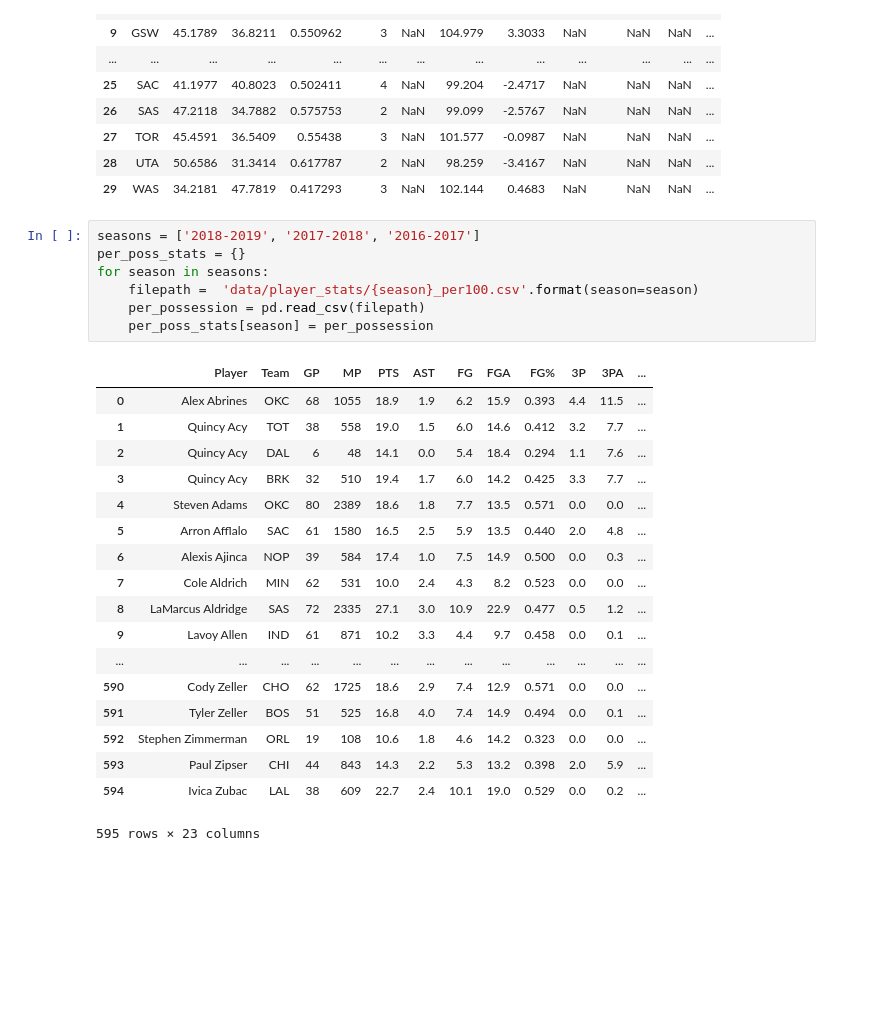
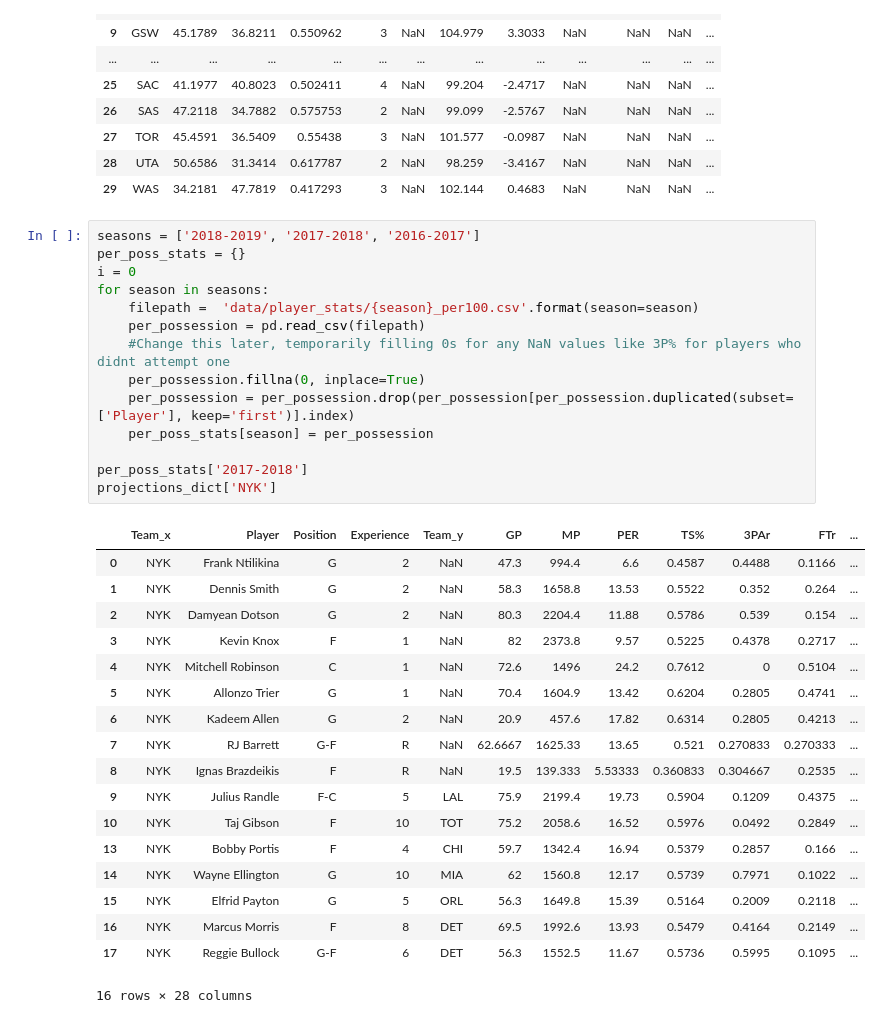
Before and after one commit to kmaune/nba-champion-predictor, a Jupyter notebook: nba analysis.ipynb, the cells around one changed output. Cells and saved outputs as stored; diff of their text form; blank space fills up the shorter version.

Commit message:
Finished projections and predictions made!

```diff
--- a/nba analysis.ipynb
+++ b/nba analysis.ipynb
@@ -1394,26 +1394,33 @@ team_projections
 # %%
 seasons = ['2018-2019', '2017-2018', '2016-2017']
 per_poss_stats = {}
+i = 0
 for season in seasons:
     filepath =  'data/player_stats/{season}_per100.csv'.format(season=season)
     per_possession = pd.read_csv(filepath)
+    #Change this later, temporarily filling 0s for any NaN values like 3P% for players who didnt attempt one
+    per_possession.fillna(0, inplace=True)
+    per_possession = per_possession.drop(per_possession[per_possession.duplicated(subset=['Player'], keep='first')].index)
     per_poss_stats[season] = per_possession
+
+per_poss_stats['2017-2018']
+projections_dict['NYK']
 # %% [output]
-|  | Player | Team | GP | MP | PTS | AST | FG | FGA | FG% | 3P | 3PA | ... |
-| 0 | Alex Abrines | OKC | 68 | 1055 | 18.9 | 1.9 | 6.2 | 15.9 | 0.393 | 4.4 | 11.5 | ... |
-| 1 | Quincy Acy | TOT | 38 | 558 | 19.0 | 1.5 | 6.0 | 14.6 | 0.412 | 3.2 | 7.7 | ... |
-| 2 | Quincy Acy | DAL | 6 | 48 | 14.1 | 0.0 | 5.4 | 18.4 | 0.294 | 1.1 | 7.6 | ... |
-| 3 | Quincy Acy | BRK | 32 | 510 | 19.4 | 1.7 | 6.0 | 14.2 | 0.425 | 3.3 | 7.7 | ... |
-| 4 | Steven Adams | OKC | 80 | 2389 | 18.6 | 1.8 | 7.7 | 13.5 | 0.571 | 0.0 | 0.0 | ... |
-| 5 | Arron Afflalo | SAC | 61 | 1580 | 16.5 | 2.5 | 5.9 | 13.5 | 0.440 | 2.0 | 4.8 | ... |
-| 6 | Alexis Ajinca | NOP | 39 | 584 | 17.4 | 1.0 | 7.5 | 14.9 | 0.500 | 0.0 | 0.3 | ... |
-| 7 | Cole Aldrich | MIN | 62 | 531 | 10.0 | 2.4 | 4.3 | 8.2 | 0.523 | 0.0 | 0.0 | ... |
-| 8 | LaMarcus Aldridge | SAS | 72 | 2335 | 27.1 | 3.0 | 10.9 | 22.9 | 0.477 | 0.5 | 1.2 | ... |
-| 9 | Lavoy Allen | IND | 61 | 871 | 10.2 | 3.3 | 4.4 | 9.7 | 0.458 | 0.0 | 0.1 | ... |
-| ... | ... | ... | ... | ... | ... | ... | ... | ... | ... | ... | ... | ... |
-| 590 | Cody Zeller | CHO | 62 | 1725 | 18.6 | 2.9 | 7.4 | 12.9 | 0.571 | 0.0 | 0.0 | ... |
-| 591 | Tyler Zeller | BOS | 51 | 525 | 16.8 | 4.0 | 7.4 | 14.9 | 0.494 | 0.0 | 0.1 | ... |
-| 592 | Stephen Zimmerman | ORL | 19 | 108 | 10.6 | 1.8 | 4.6 | 14.2 | 0.323 | 0.0 | 0.0 | ... |
-| 593 | Paul Zipser | CHI | 44 | 843 | 14.3 | 2.2 | 5.3 | 13.2 | 0.398 | 2.0 | 5.9 | ... |
-| 594 | Ivica Zubac | LAL | 38 | 609 | 22.7 | 2.4 | 10.1 | 19.0 | 0.529 | 0.0 | 0.2 | ... |
+|  | Team_x | Player | Position | Experience | Team_y | GP | MP | PER | TS% | 3PAr | FTr | ... |
+| 0 | NYK | Frank Ntilikina | G | 2 | NaN | 47.3 | 994.4 | 6.6 | 0.4587 | 0.4488 | 0.1166 | ... |
+| 1 | NYK | Dennis Smith | G | 2 | NaN | 58.3 | 1658.8 | 13.53 | 0.5522 | 0.352 | 0.264 | ... |
+| 2 | NYK | Damyean Dotson | G | 2 | NaN | 80.3 | 2204.4 | 11.88 | 0.5786 | 0.539 | 0.154 | ... |
+| 3 | NYK | Kevin Knox | F | 1 | NaN | 82 | 2373.8 | 9.57 | 0.5225 | 0.4378 | 0.2717 | ... |
+| 4 | NYK | Mitchell Robinson | C | 1 | NaN | 72.6 | 1496 | 24.2 | 0.7612 | 0 | 0.5104 | ... |
+| 5 | NYK | Allonzo Trier | G | 1 | NaN | 70.4 | 1604.9 | 13.42 | 0.6204 | 0.2805 | 0.4741 | ... |
+| 6 | NYK | Kadeem Allen | G | 2 | NaN | 20.9 | 457.6 | 17.82 | 0.6314 | 0.2805 | 0.4213 | ... |
+| 7 | NYK | RJ Barrett | G-F | R | NaN | 62.6667 | 1625.33 | 13.65 | 0.521 | 0.270833 | 0.270333 | ... |
+| 8 | NYK | Ignas Brazdeikis | F | R | NaN | 19.5 | 139.333 | 5.53333 | 0.360833 | 0.304667 | 0.2535 | ... |
+| 9 | NYK | Julius Randle | F-C | 5 | LAL | 75.9 | 2199.4 | 19.73 | 0.5904 | 0.1209 | 0.4375 | ... |
+| 10 | NYK | Taj Gibson | F | 10 | TOT | 75.2 | 2058.6 | 16.52 | 0.5976 | 0.0492 | 0.2849 | ... |
+| 13 | NYK | Bobby Portis | F | 4 | CHI | 59.7 | 1342.4 | 16.94 | 0.5379 | 0.2857 | 0.166 | ... |
+| 14 | NYK | Wayne Ellington | G | 10 | MIA | 62 | 1560.8 | 12.17 | 0.5739 | 0.7971 | 0.1022 | ... |
+| 15 | NYK | Elfrid Payton | G | 5 | ORL | 56.3 | 1649.8 | 15.39 | 0.5164 | 0.2009 | 0.2118 | ... |
+| 16 | NYK | Marcus Morris | F | 8 | DET | 69.5 | 1992.6 | 13.93 | 0.5479 | 0.4164 | 0.2149 | ... |
+| 17 | NYK | Reggie Bullock | G-F | 6 | DET | 56.3 | 1552.5 | 11.67 | 0.5736 | 0.5995 | 0.1095 | ... |
-595 rows × 23 columns
+16 rows × 28 columns
```
Also changed, not shown: parts of 24 cells of this notebook.
